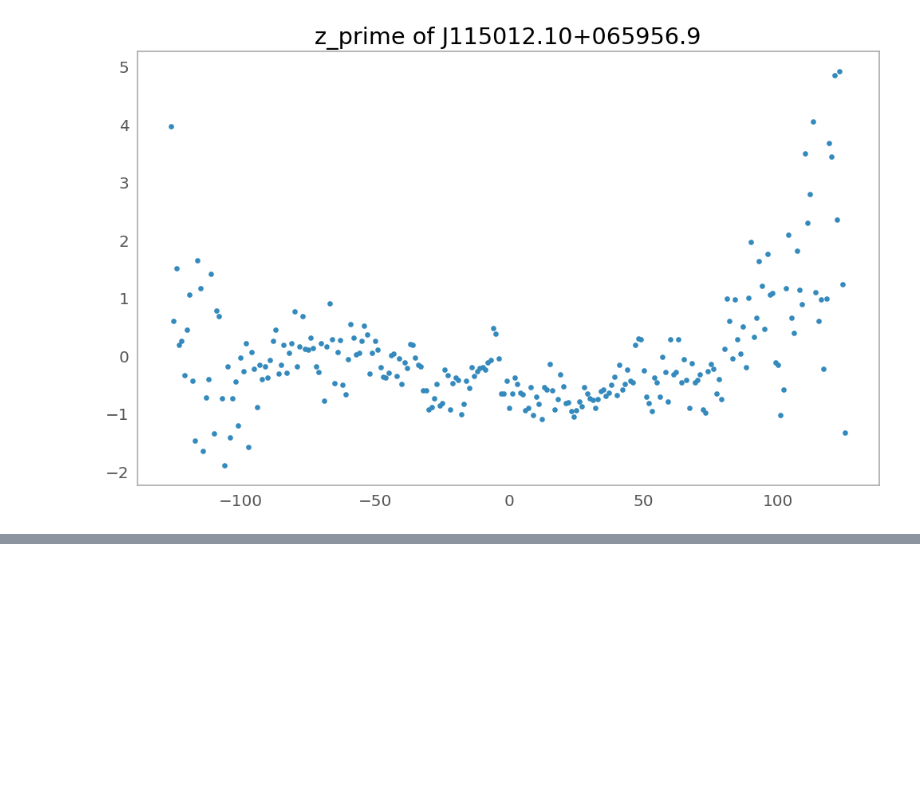
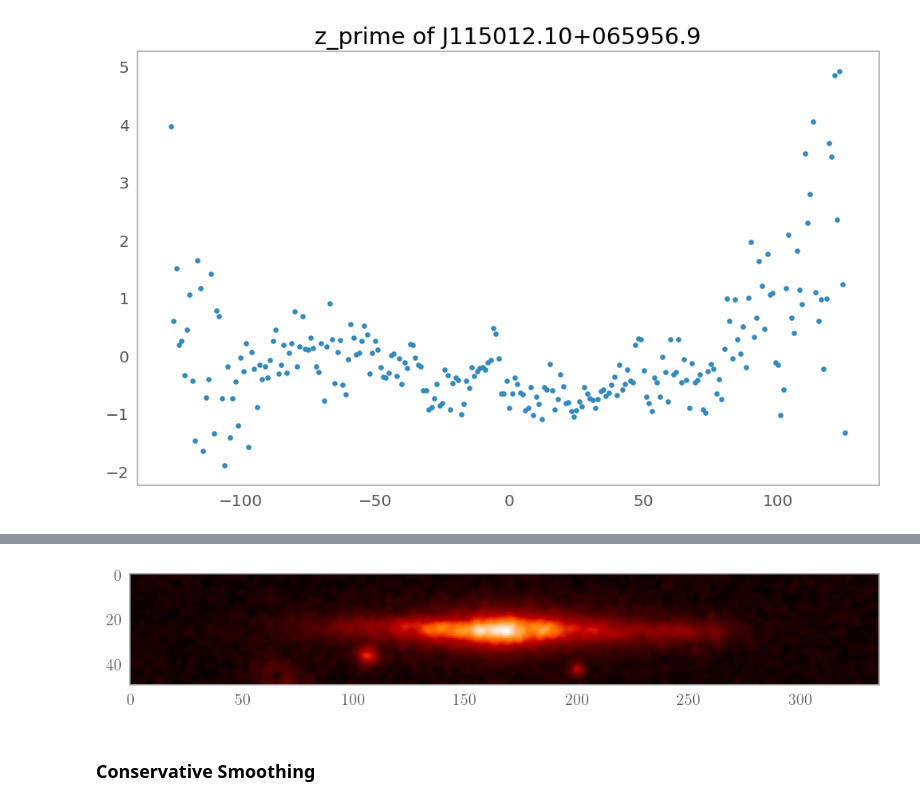
Before and after one commit to Axect/Galmorph, a Jupyter notebook: data_analysis.ipynb, the cells around one changed output, grey strips where cells are left out. Cells and saved outputs as stored; diff of their text form; code cells hidden in the pictures; blank space fills up the shorter version.

```diff
--- a/data_analysis.ipynb
+++ b/data_analysis.ipynb
@@ -599,0 +655,11 @@ gal_paper.imshow("z_prime")
+# %%
+new_crop = cv2.GaussianBlur(crop_r, (5, 5), 0)
+# %%
+plt.figure(figsize=(10,6), dpi=120)
+plt.imshow(new_crop)
+plt.grid(False)
+plt.show()
+# %% [output]
+[figure, added]
+# %% [markdown]
+### Conservative Smoothing
```
Also changed, not shown: parts of 33 cells of this notebook.
